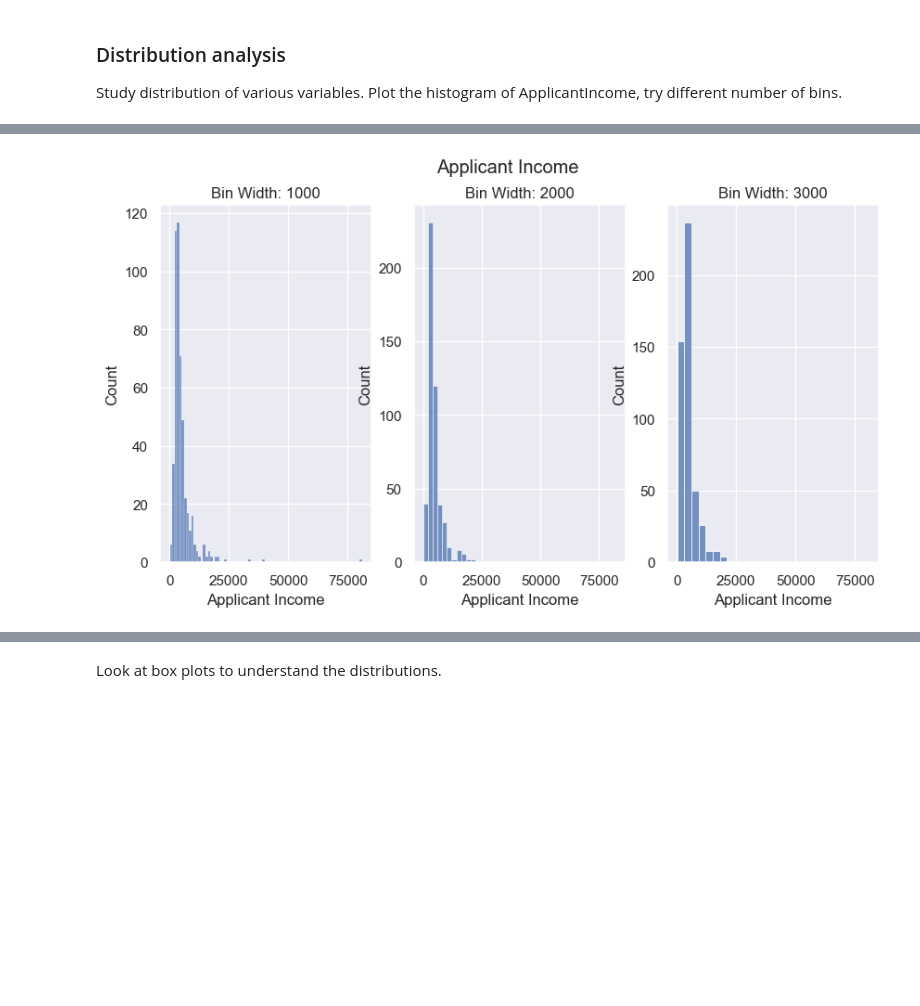
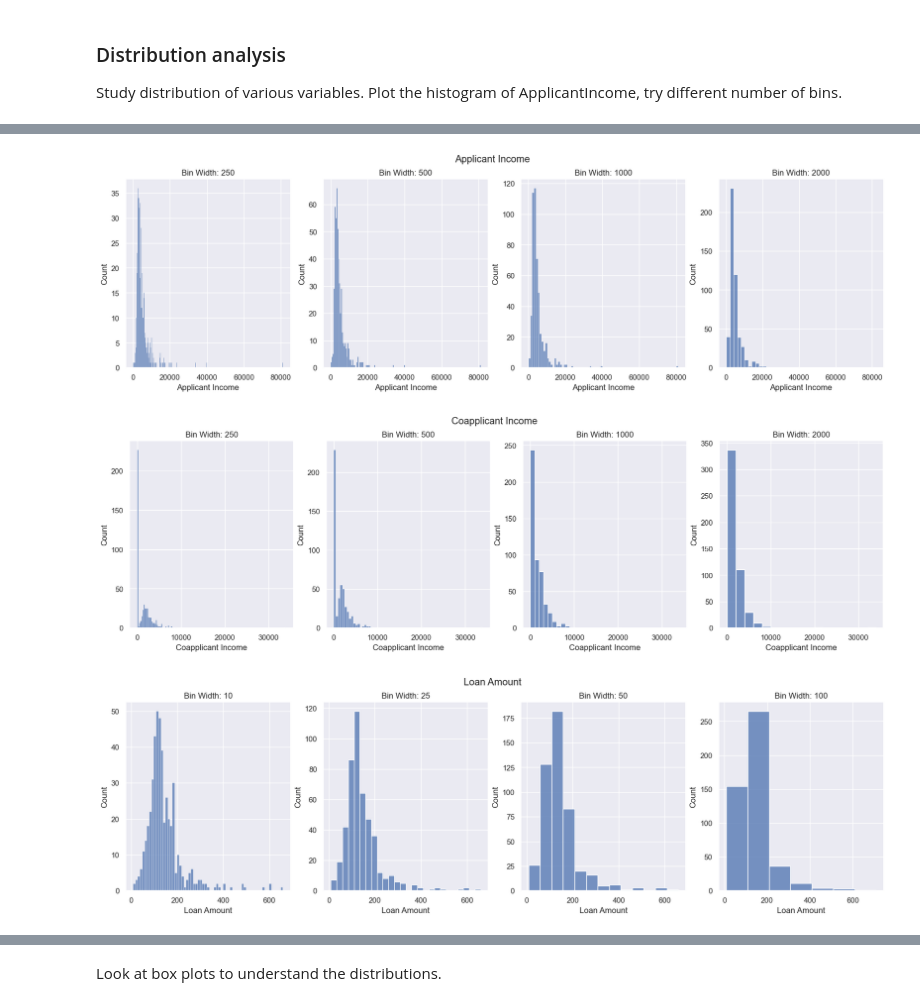
Before and after one commit to jess-moloney/mini-project-4, a Jupyter notebook: notebooks/instructions.ipynb, the cells around one changed output, grey strips where cells are left out. Cells and saved outputs as stored; diff of their text form; code cells hidden in the pictures; blank space fills up the shorter version.

```diff
--- a/notebooks/instructions.ipynb
+++ b/notebooks/instructions.ipynb
@@ -244,11 +309,11 @@ sns.boxplot(data=df_train[['Applicant Income','Coapplicant Income']], orient='h'
 # %%
-fig, axes = plt.subplots(2,2, sharex=False, figsize=(10,5))
+fig, axes = plt.subplots(2,2, sharex=False, figsize=(20,10))
 
 sns.boxplot(ax=axes[0][0], data=df_train['Loan Amount'])
 axes[0][0].set_title('Loan Amount')
 sns.boxplot(ax=axes[0][1], data=df_train['Loan Amount Term'])
 axes[0][1].set_title(f'Loan Amount Term')
 sns.histplot(ax=axes[1][0], data=df_train['Loan Amount'])
-sns.histplot(ax=axes[1][1], data=df_train['Loan Amount Term'])
+sns.histplot(ax=axes[1][1], data=df_train['Loan Amount Term'], binwidth=10)
 # %% [output]
 <AxesSubplot: xlabel='Loan Amount Term', ylabel='Count'>
@@ -273,7 +341,7 @@ def uni_analyis_categorical(df, feature):
     import seaborn as sns
     import matplotlib.transforms as mtrans
 
-    fig, ax = plt.subplots(figsize=(10,5))
+    fig, ax = plt.subplots(figsize=(4,4))
     sns.countplot(data = df, y = feature, order = df[feature].value_counts().index, orient='h', palette = 'magma')
     plt.title(f'{feature} frequency')
 
@@ -305,7 +372,7 @@ def uni_analyis_continuous(df, feature, feature_title):
     import matplotlib.pyplot as plt
     import matplotlib.transforms as mtrans
 
-    fig, axes = plt.subplots(1,2, sharex=False, figsize=(10,5))
+    fig, axes = plt.subplots(1,2, sharex=False, figsize=(20,5))
     fig.suptitle(f'Univariate Analysis - {feature_title}')
 
     sns.boxplot(ax=axes[0], data=df[feature])
@@ -349,14 +403,20 @@ num_feats
 # %%
 def plot_histograms(df, feat, binwidthlst):
 
-    fig, axes = plt.subplots(1,len(binwidthlst), sharex=False, figsize=(10,5))
+    fig, axes = plt.subplots(1,len(binwidthlst), sharex=False, figsize=(20,5))
     fig.suptitle(f'{feat}')
 
     for i in range(len(binwidthlst)):
 
         sns.histplot(ax=axes[i], data=df[feat], binwidth=binwidthlst[i])
         axes[i].set_title(f'Bin Width: {binwidthlst[i]}')
+# %%
+for feat in ['Applicant Income','Coapplicant Income']:
+    plot_histograms(df=df_train, feat=feat, binwidthlst=[250,500,1000,2000])
+# %% [output]
+[figure, added]
+[figure, added]
 # %%
-plot_histograms(df=df_train, feat='Applicant Income', binwidthlst=[1000,2000,3000])
+plot_histograms(df=df_train, feat='Loan Amount', binwidthlst=[10, 25, 50, 100])
 # %% [output]
-[figure, old version]
+[figure, new version]
```
Also changed, not shown: parts of 113 cells of this notebook, 6 other files.
